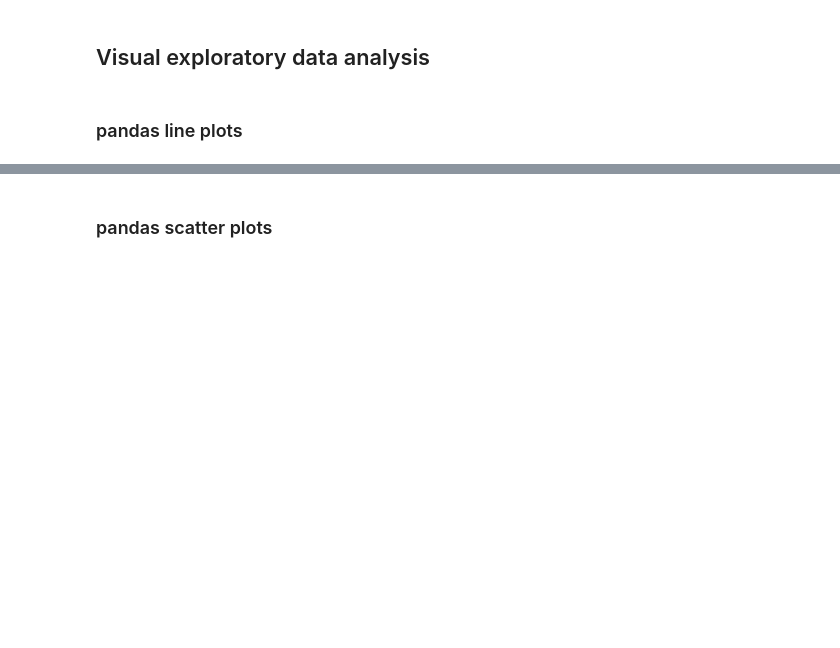
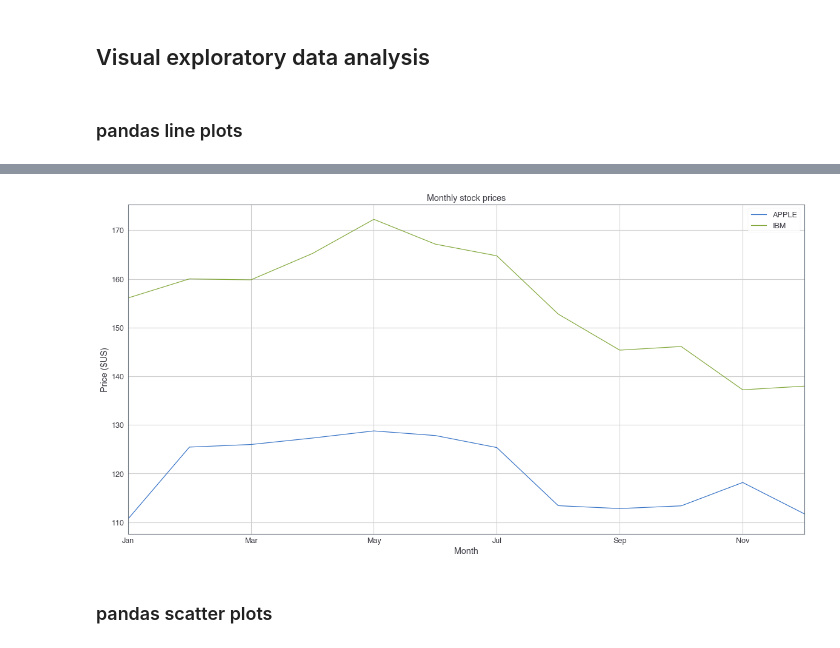
Before and after one commit to ML-Challenge/week2-data-analysis, a Jupyter notebook: L3.pandas Foundations.ipynb, the cells around one changed output, grey strips where cells are left out. Drawn from its saved outputs; the diff is of its cells as text; code cells hidden in the pictures; blank space fills up the shorter version.

Commit message:
feat: Add L3.pandas Foundations
Exploratory data analysis

```diff
--- a/L3.pandas Foundations.ipynb
+++ b/L3.pandas Foundations.ipynb
@@ -943,2 +963,19 @@ utils.election.head()
+# %%
+# Create a list of y-axis column names: y_columns
+y_columns = ['APPLE', 'IBM']
+
+# Generate a line plot
+utils.stock_data.plot(x='Month', y=y_columns)
+
+# Add the title
+plt.title('Monthly stock prices')
+
+# Add the y-axis label
+plt.ylabel('Price ($US)')
+
+# Display the plot
+plt.show()
+# %% [output]
+[figure, added]
 # %% [markdown]
 ### pandas scatter plots
```
Also changed, not shown: parts of 29 cells of this notebook, 4 other files.
